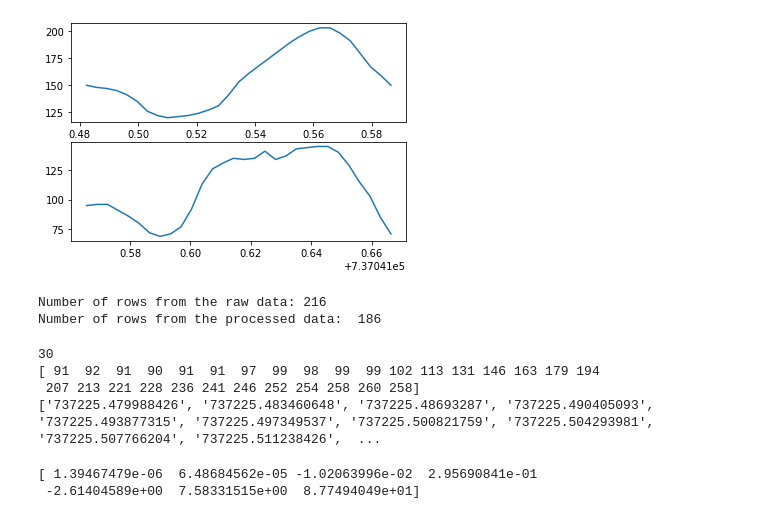
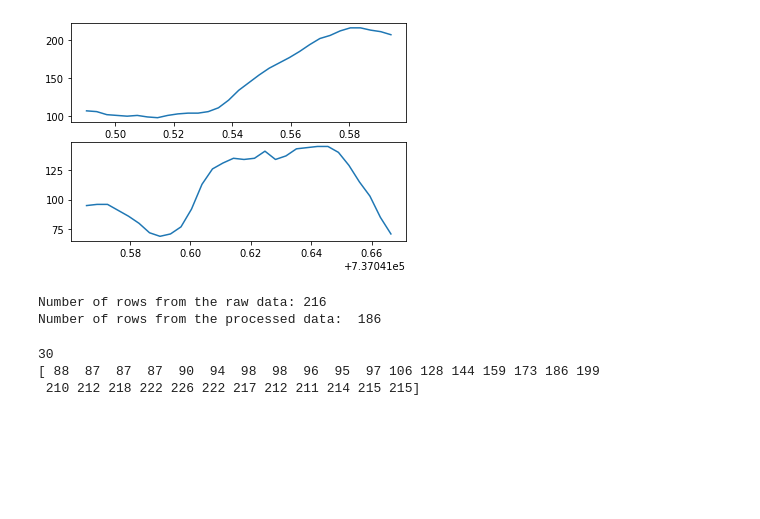
Before and after one commit to liuxiao1468/CSE-572-Data-Mining, a Jupyter notebook: proj_1/CSE572 Proj_1.ipynb, the cells around one changed output. Cells and saved outputs as stored; diff of their text form; code cells hidden in the pictures; blank space fills up the shorter version.

```diff
--- a/proj_1/CSE572 Proj_1.ipynb
+++ b/proj_1/CSE572 Proj_1.ipynb
@@ -8,16 +12,16 @@ import warnings
 # %%
 # this part is just showing what is the figures look like and
 i = 0
 a = pd.read_csv('.\DataFolder\CGMDatenumLunchPat'+str(i+1)+'.csv')
 b = pd.read_csv('.\DataFolder\CGMSeriesLunchPat'+str(i+1)+'.csv')
 plt.figure(1)
 plt.subplot(211)
-plt.plot(a.iloc[22],b.iloc[22])
+plt.plot(a.iloc[15],b.iloc[15])
 plt.subplot(212)
 plt.plot(a.iloc[23],b.iloc[23])
 plt.show()
 # %% [output]
-[figure, old version]
+[figure, new version]
 # %%
 # when read the data from CSV, the time stamp and associated GMC value should be reversed
 def read_raw_data():
@@ -72,20 +76,12 @@ print("Number of rows from the processed data: ",len(y) )
 Number of rows from the raw data: 216
 Number of rows from the processed data:  186
 # %%
+# this shows an example of preprocessed data
 print(len(y[40]))
-array_x = np.asarray(x[0])
-array_y = np.asarray(y[0],dtype=int)
+array_x = np.asarray(x[5])
+array_y = np.asarray(y[5],dtype=int)
 print(array_y)
-print(x[0])
 # %% [output]
 30
-[ 91  92  91  90  91  91  97  99  98  99  99 102 113 131 146 163 179 194
- 207 213 221 228 236 241 246 252 254 258 260 258]
-['737225.479988426', '737225.483460648', '737225.48693287', '737225.490405093', '737225.493877315', '737225.497349537', '737225.500821759', '737225.504293981', '737225.507766204', '737225.511238426',  ...
+[ 88  87  87  87  90  94  98  98  96  95  97 106 128 144 159 173 186 199
+ 210 212 218 222 226 222 217 212 211 214 215 215]
-# %%
-xx = np.arange(30)
-z = np.polyfit(xx, array_y, 6)
-print(z)
-# %% [output]
-[ 1.39467479e-06  6.48684562e-05 -1.02063996e-02  2.95690841e-01
- -2.61404589e+00  7.58331515e+00  8.77494049e+01]
```
Also changed, not shown: parts of 8 cells of this notebook.
